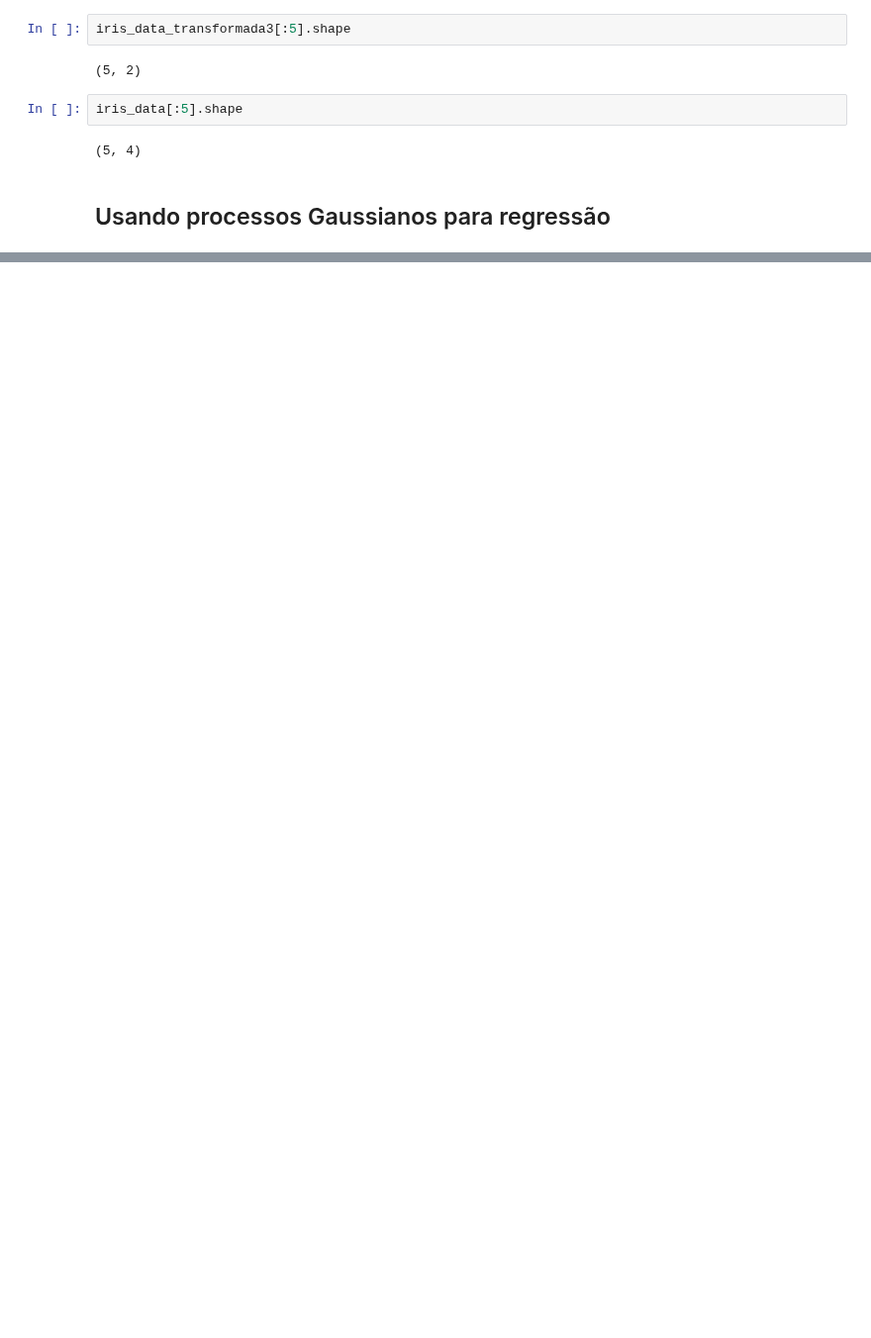
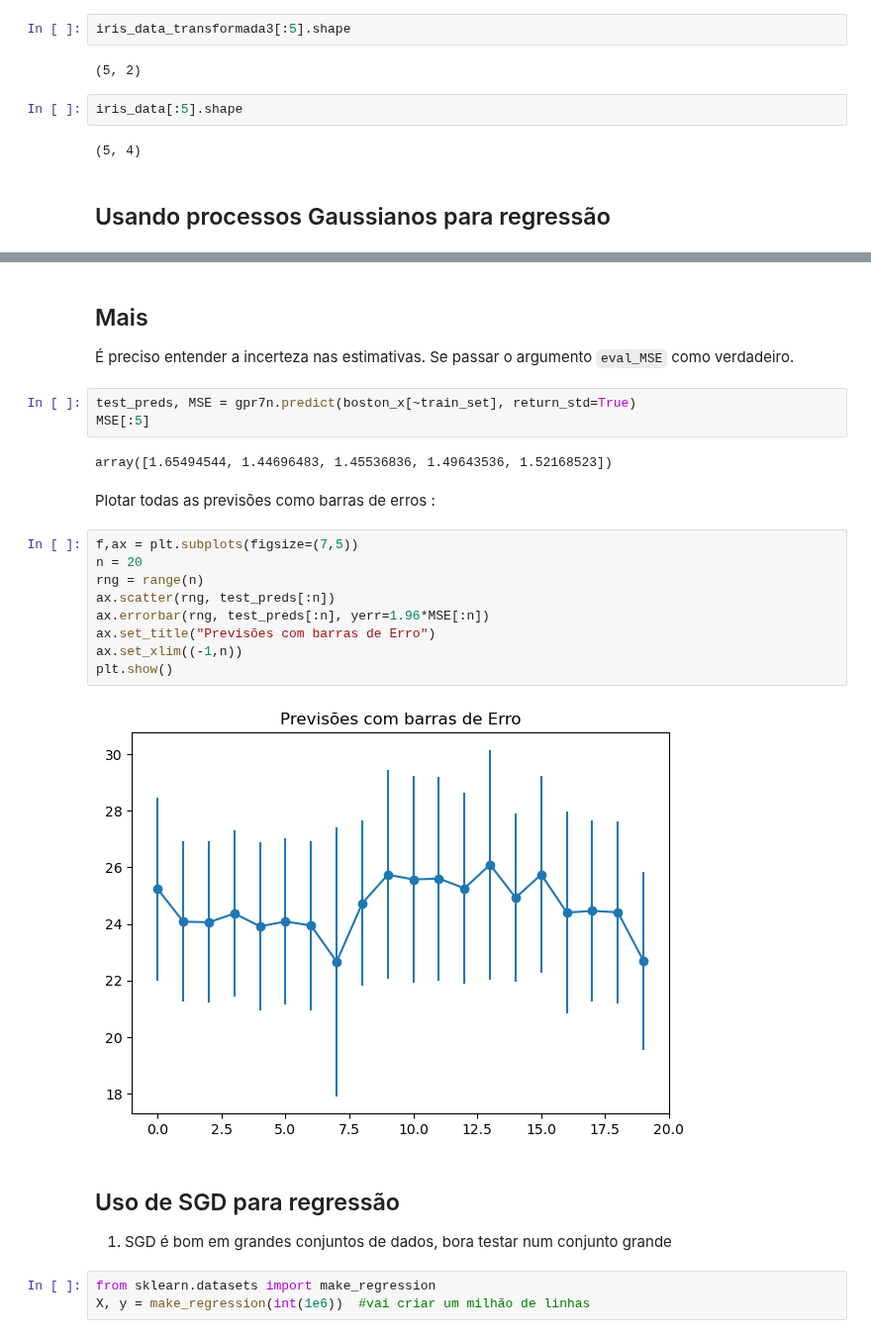
Before and after one commit to samirsaravia/AL-Calc, a Jupyter notebook: ML/scikit-learn/scikit_4.ipynb, the cells around one changed output, grey strips where cells are left out. Shown at 99% size. Cells and saved outputs as stored; diff of their text form; blank space fills up the shorter version.

```diff
--- a/ML/scikit-learn/scikit_4.ipynb
+++ b/ML/scikit-learn/scikit_4.ipynb
@@ -95,0 +287,28 @@ iris_data[:5].shape
+# %% [markdown]
+## Mais
+É preciso entender a incerteza nas estimativas. Se passar o  argumento `eval_MSE` como verdadeiro.
+# %%
+test_preds, MSE = gpr7n.predict(boston_x[~train_set], return_std=True)
+MSE[:5]
+# %% [output]
+array([1.65494544, 1.44696483, 1.45536836, 1.49643536, 1.52168523])
+# %% [markdown]
+Plotar todas as previsões como barras de erros :
+# %%
+f,ax = plt.subplots(figsize=(7,5))
+n = 20
+rng = range(n)
+ax.scatter(rng, test_preds[:n])
+ax.errorbar(rng, test_preds[:n], yerr=1.96*MSE[:n])
+ax.set_title("Previsões com barras de Erro")
+ax.set_xlim((-1,n))
+plt.show()
+# %% [output]
+[figure, added]
+# %% [markdown]
+## Uso de SGD para regressão
+
+1. SGD é bom em grandes conjuntos de dados, bora testar num conjunto grande
+# %%
+from sklearn.datasets import make_regression
+X, y = make_regression(int(1e6))  #vai criar um milhão de linhas
```
Also changed, not shown: parts of 59 cells of this notebook, 2 other files.
